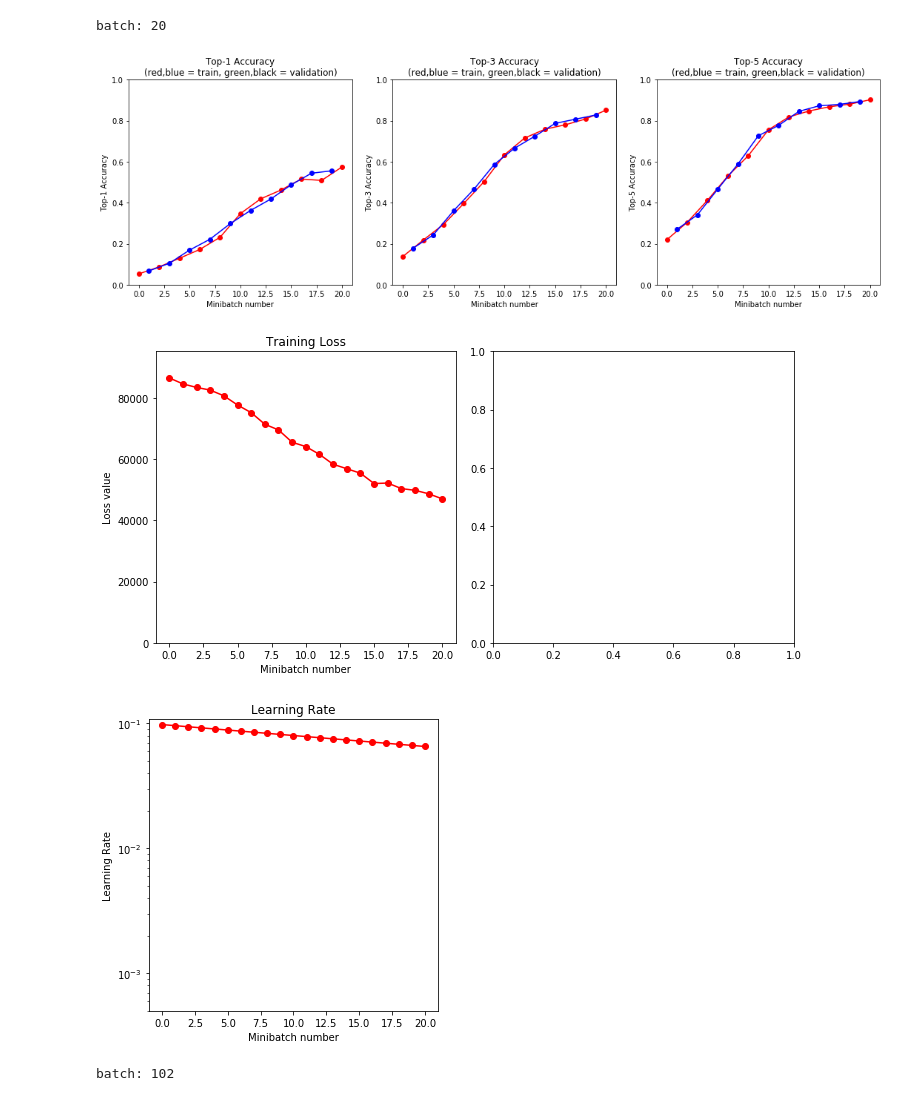
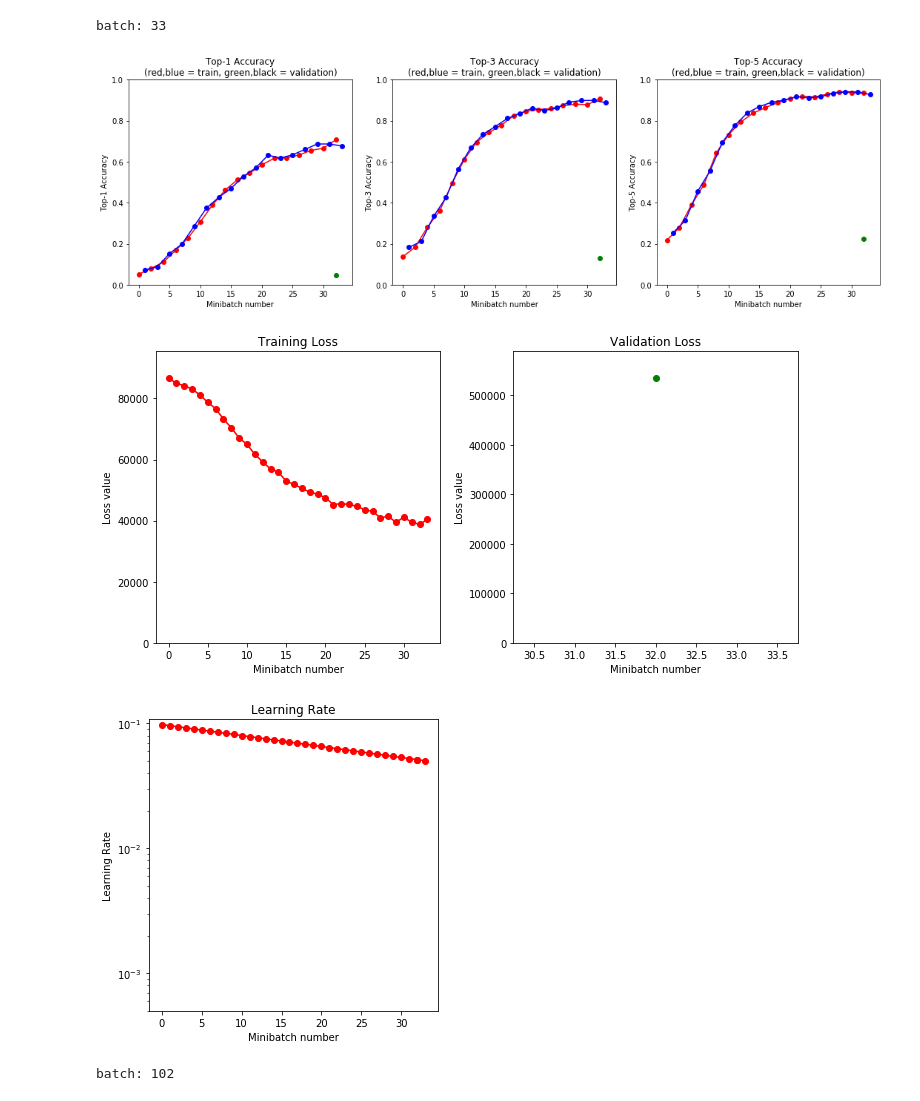
Before and after one commit to StanfordVisionSystems/vfeedbacknet, a Jupyter notebook: notebooks/vfeedbacknet_results.ipynb, the cells around one changed output. Cells and saved outputs as stored; diff of their text form; code cells hidden in the pictures.

Commit message:
added new models, updated ploting notebooks

```diff
--- a/notebooks/vfeedbacknet_results.ipynb
+++ b/notebooks/vfeedbacknet_results.ipynb
@@ -4,15 +4,15 @@ import os
 
 EXPERIMENT_DIR='/mnt/data/jemmons/vfeedbacknet-results/'
 # %%
-header, data = get_data(os.path.join(EXPERIMENT_DIR, '20bn/vfeedbacknet_model1.recheck1', 'training_log.csv'))
+header, data = get_data(os.path.join(EXPERIMENT_DIR, '20bn/vfeedbacknet_model1.recheck2', 'training_log.csv'))
 plot_accuracy(data, ylim=1)
 plot_loss(data)
 plot_learning_rate(data)
 # %% [output]
-batch: 20
+batch: 33
-[figure, old version]
+[figure, new version]
-[figure, old version]
+[figure, new version]
-[figure, old version]
+[figure, new version]
 # %%
 header, data = get_data(os.path.join(EXPERIMENT_DIR, '20bn/vfeedbacknet_model2', 'training_log.csv'))
 plot_accuracy(data, ylim=1)
```
Also changed, not shown: 3 other files.
